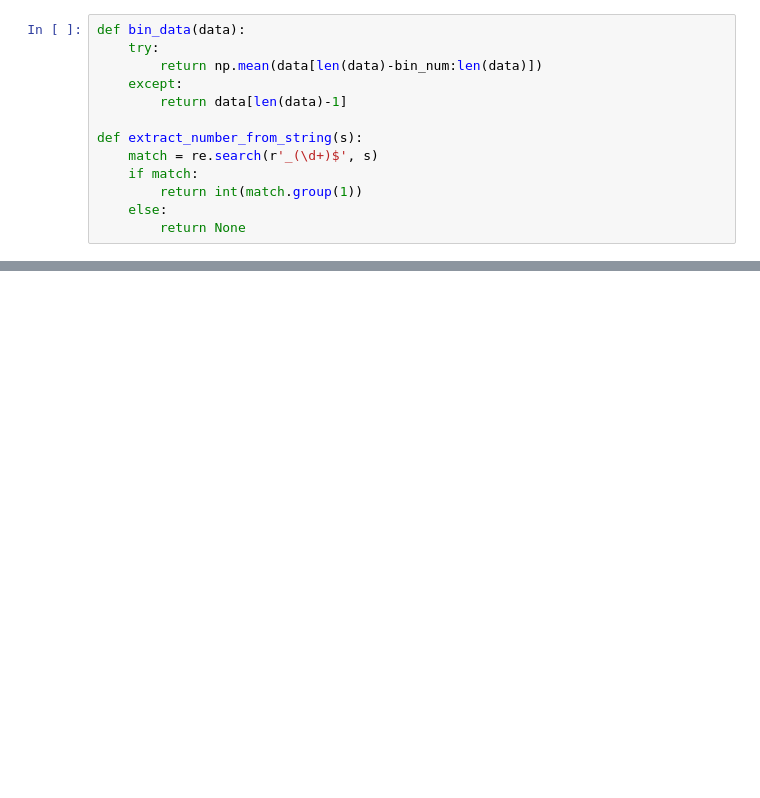
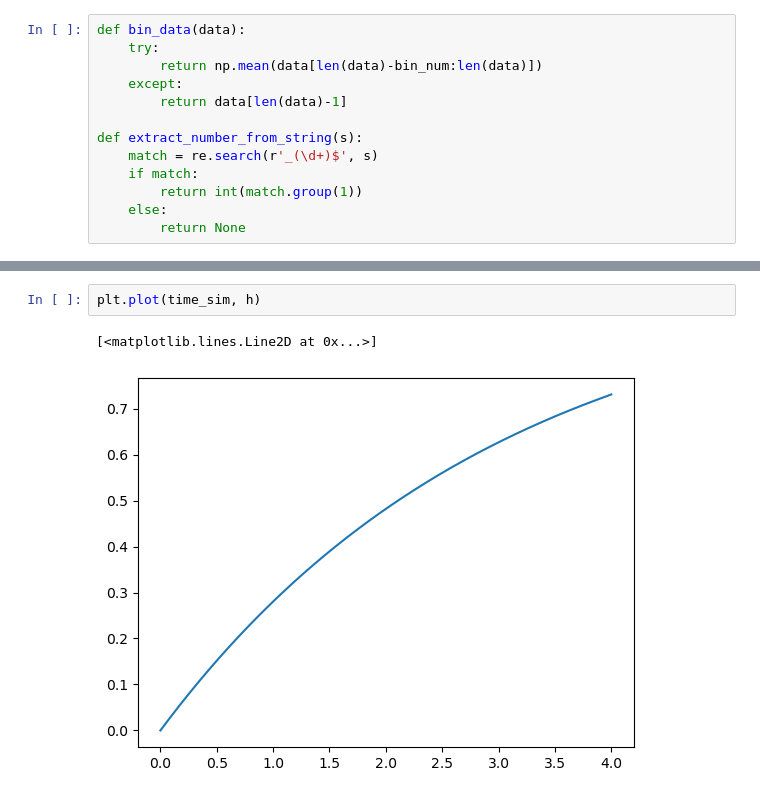
Before and after one commit to RogersSccot/17_BBQ, a Jupyter notebook: Seizure_Ref/My_Network/My_HH_Network/My_HH_SingleTest.ipynb, the cells around one changed output, grey strips where cells are left out. Drawn from its saved outputs; the diff is of its cells as text; blank space fills up the shorter version.

```diff
--- a/Seizure_Ref/My_Network/My_HH_Network/My_HH_SingleTest.ipynb
+++ b/Seizure_Ref/My_Network/My_HH_Network/My_HH_SingleTest.ipynb
@@ -175,0 +207,5 @@ plt.show()
+# %%
+plt.plot(time_sim, h)
+# %% [output]
+[<matplotlib.lines.Line2D at 0x...>]
+[figure, added]
```
Also changed, not shown: parts of 7 cells of this notebook, 29 other files.
